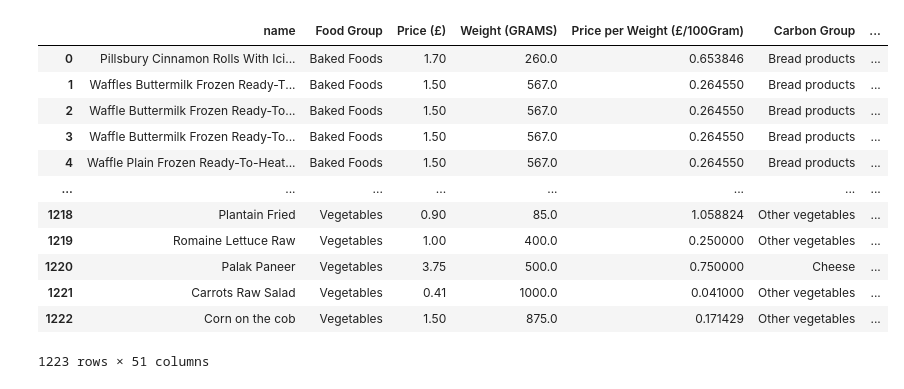
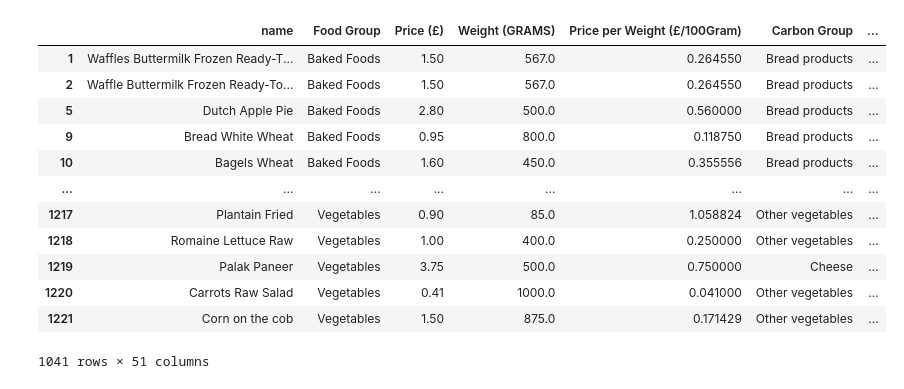
Before and after one commit to EMAT31530/green-team-repo-2, a Jupyter notebook: Test and Train Data/Set-up of data for testing.ipynb, the cells around one changed output. Saved outputs shown, nothing was run; the diff lists cells and outputs as text; code cells hidden in the pictures.

```diff
--- a/Test and Train Data/Set-up of data for testing.ipynb
+++ b/Test and Train Data/Set-up of data for testing.ipynb
@@ -8,22 +8,22 @@ import matplotlib.pyplot as plt
 import numpy as np
 from sklearn.feature_selection import SelectFromModel
 # %%
-nutrition = pd.read_pickle("/Users/oscarbond/Documents/GitHub/green-team-repo-2/Random forests/OB - Price/Nutrition_Full_Features.pkl")
+nutrition = pd.read_csv("/Users/oscarbond/Documents/GitHub/green-team-repo-2/Test and Train Data/Nutrition_Full_Features.csv")
 #nutrition.drop(nutrition.columns[[]], axis=1, inplace=True)
 
-# removing the brand, and food type columns for data cleaning.
+nutrition = nutrition.dropna()
 nutrition
 # %% [output]
 |  | name | Food Group | Price (£) | Weight (GRAMS) | Price per Weight (£/100Gram) | Carbon Group | ... |
-| 0 | Pillsbury Cinnamon Rolls With Ici... | Baked Foods | 1.70 | 260.0 | 0.653846 | Bread products | ... |
 | 1 | Waffles Buttermilk Frozen Ready-T... | Baked Foods | 1.50 | 567.0 | 0.264550 | Bread products | ... |
 | 2 | Waffle Buttermilk Frozen Ready-To... | Baked Foods | 1.50 | 567.0 | 0.264550 | Bread products | ... |
-| 3 | Waffle Buttermilk Frozen Ready-To... | Baked Foods | 1.50 | 567.0 | 0.264550 | Bread products | ... |
-| 4 | Waffle Plain Frozen Ready-To-Heat... | Baked Foods | 1.50 | 567.0 | 0.264550 | Bread products | ... |
+| 5 | Dutch Apple Pie | Baked Foods | 2.80 | 500.0 | 0.560000 | Bread products | ... |
+| 9 | Bread White Wheat | Baked Foods | 0.95 | 800.0 | 0.118750 | Bread products | ... |
+| 10 | Bagels Wheat | Baked Foods | 1.60 | 450.0 | 0.355556 | Bread products | ... |
 | ... | ... | ... | ... | ... | ... | ... | ... |
-| 1218 | Plantain Fried | Vegetables | 0.90 | 85.0 | 1.058824 | Other vegetables | ... |
-| 1219 | Romaine Lettuce Raw | Vegetables | 1.00 | 400.0 | 0.250000 | Other vegetables | ... |
-| 1220 | Palak Paneer | Vegetables | 3.75 | 500.0 | 0.750000 | Cheese | ... |
-| 1221 | Carrots Raw Salad | Vegetables | 0.41 | 1000.0 | 0.041000 | Other vegetables | ... |
-| 1222 | Corn on the cob | Vegetables | 1.50 | 875.0 | 0.171429 | Other vegetables | ... |
+| 1217 | Plantain Fried | Vegetables | 0.90 | 85.0 | 1.058824 | Other vegetables | ... |
+| 1218 | Romaine Lettuce Raw | Vegetables | 1.00 | 400.0 | 0.250000 | Other vegetables | ... |
+| 1219 | Palak Paneer | Vegetables | 3.75 | 500.0 | 0.750000 | Cheese | ... |
+| 1220 | Carrots Raw Salad | Vegetables | 0.41 | 1000.0 | 0.041000 | Other vegetables | ... |
+| 1221 | Corn on the cob | Vegetables | 1.50 | 875.0 | 0.171429 | Other vegetables | ... |
-1223 rows × 51 columns
+1041 rows × 51 columns
```
Also changed, not shown: parts of 7 cells of this notebook, 15 other files.
